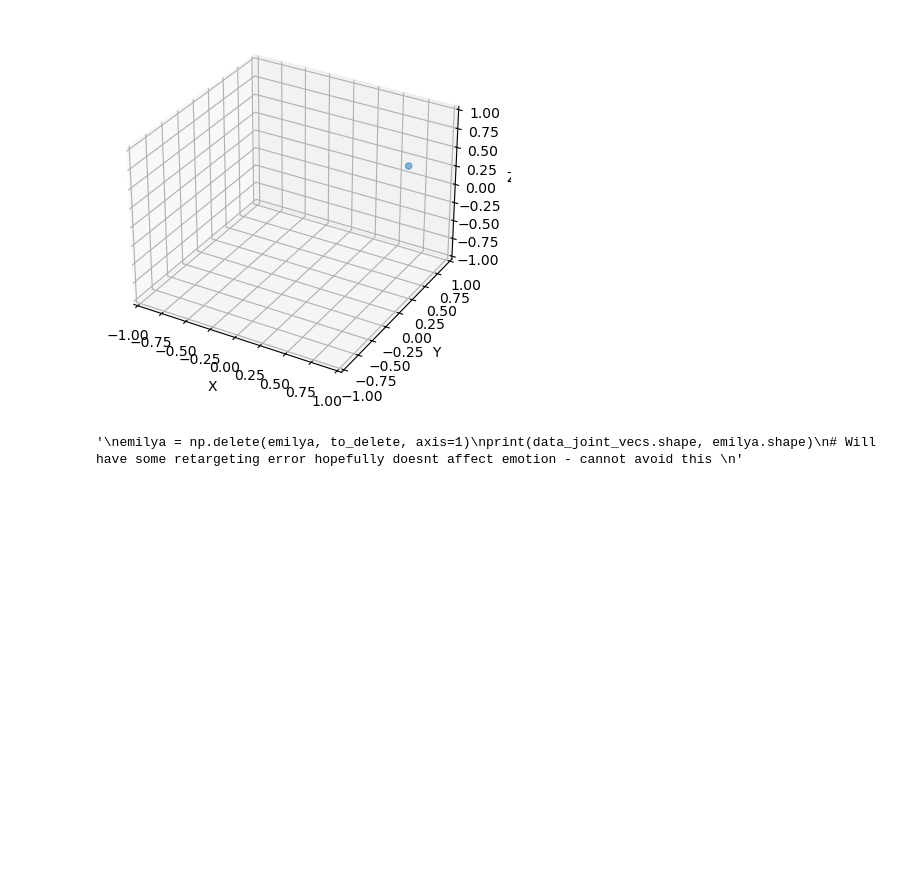
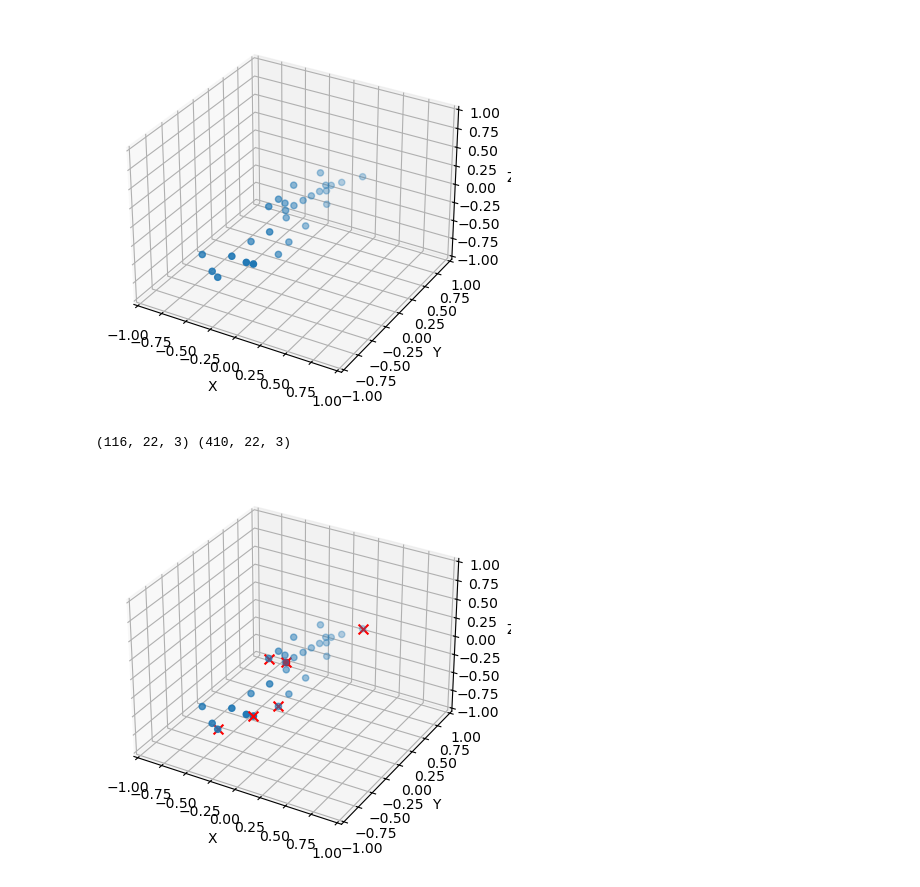
Before and after one commit to JoeL-8883/retarget-emilya, a Jupyter notebook: visualise.ipynb, the cells around one changed output. Cells and saved outputs as stored; diff of their text form; code cells hidden in the pictures; blank space fills up the shorter version.

```diff
--- a/visualise.ipynb
+++ b/visualise.ipynb
@@ -105,25 +112,22 @@ display_skeleton(humanML3D, (0, 1, 2), 0) # note the change of axes ordering
 # %%
 '''Display EMILYA skeleton'''
-display_skeleton(arr, (0, 1, 2), 0) # note the change of axes ordering
+display_skeleton(arr) # note the change of axes ordering
 # %% [output]
-[figure, old version]
+[figure, new version]
 # %%
 '''Display joints to be deleted'''
 
 # this code only works for a csv converted to a npy file
-'''
 to_delete = [0, 5, 10, 19, 24, 27]
-display_skeleton(emilya, ordering=(0, 1, 2), joint_num=0, joints=to_delete, frame=len(emilya)-1)
-'''
+display_skeleton(arr, ordering=(0, 1, 2), joint_num=0, joints=to_delete, frame=len(arr)-1)
 
 # Remove joints to fit data
-'''
-emilya = np.delete(emilya, to_delete, axis=1)
-print(data_joint_vecs.shape, emilya.shape)
+emilya = np.delete(arr, to_delete, axis=1)
+print(humanML3D.shape, emilya.shape)
 # Will have some retargeting error hopefully doesnt affect emotion - cannot avoid this
-'''
 # %% [output]
-'\nemilya = np.delete(emilya, to_delete, axis=1)\nprint(data_joint_vecs.shape, emilya.shape)\n# Will have some retargeting error hopefully doesnt affect emotion - cannot avoid this \n'
+(116, 22, 3) (410, 22, 3)
+[figure, added]
 # %%
 '''Number the skeleton joints for remapping'''
 fig = plt.figure()
```
Also changed, not shown: parts of 8 cells of this notebook.
